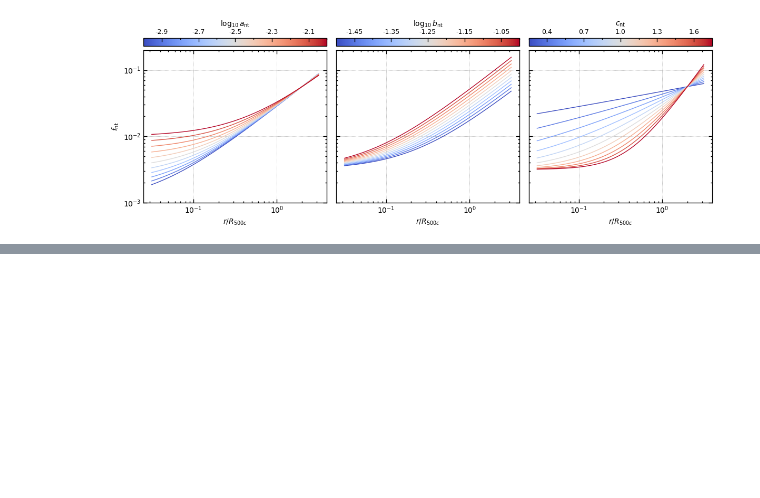
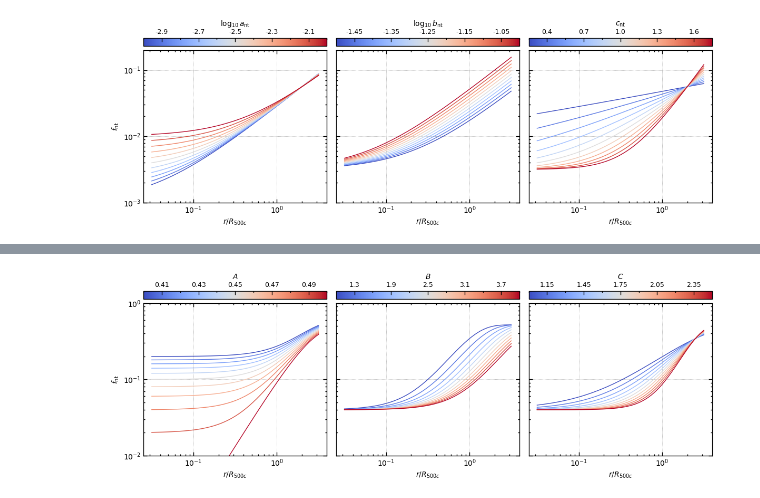
Before and after one commit to fkeruzore/picasso, a Jupyter notebook: notebooks/plot_model_params.ipynb, the cells around one changed output, grey strips where cells are left out. Cells and saved outputs as stored; diff of their text form; code cells hidden in the pictures; blank space fills up the shorter version.

Commit message:
implement Nelson+14 non-thermal pressure model

```diff
--- a/notebooks/plot_model_params.ipynb
+++ b/notebooks/plot_model_params.ipynb
@@ -180,0 +185,52 @@ fig.subplots_adjust(left=0.075, right=0.975, top=0.90, bottom=0.12, hspace=0.05,
+# %%
+param_names = ["A", "B", "C"]
+param_latex = [f"${_}$" for _ in "ABC"]
+params_fix = {"A": 0.48, "B": 2.5, "C": 1.75}
+params_var = {
+    "A": np.linspace(0.40, 0.5, 11),
+    "B": np.linspace(1.0, 4.0, 11),
+    "C": np.linspace(1.0, 2.5, 11),
+}
+
+cmapname="coolwarm"
+r_R500c = np.logspace(-1.5, 0.5, 128)
+fig = plt.figure(figsize=(12, 4))
+gs = mpl.gridspec.GridSpec(2, 3, height_ratios=[0.05, 0.95])
+cb_axs = [fig.add_subplot(gs[i]) for i in range(3)]
+axs = [fig.add_subplot(gs[i+3]) for i in range(3)]
+
+par_vec_fix = params_fix.copy()
+# for p in "ab":
+#     par_vec_fix[p] = 10**par_vec_fix[p]
+
+for i_par_var, p_var in enumerate(param_names):
+    norm = mpl.colors.Normalize(vmin=params_var[p_var].min(), vmax=params_var[p_var].max())
+    cmap = mpl.cm.ScalarMappable(norm=norm, cmap=plt.colormaps[cmapname])
+    cmap.set_array([])
+
+    par_vecs = {p: np.ones(11) * params_fix[p] for p in param_names}
+    par_vecs[p_var] = params_var[p_var]
+    # for p in "ab":
+    #     par_vecs[p] = 10**par_vecs[p]
+    for i_vec in range(11):
+        f_nt = nonthermal.f_nt_nelson14(r_R500c, **{p: par_vecs[p][i_vec] for p in param_names})
+        axs[i_par_var].loglog(r_R500c, f_nt, color=cmap.to_rgba(params_var[p_var][i_vec]))
+
+    cb = fig.colorbar(cmap, cax=cb_axs[i_par_var], orientation="horizontal", location="top")  #, ticks=params_var[p_var][::2])
+    cb_axs[i_par_var].set_xticks(params_var[p_var], minor=True)
+    cb_axs[i_par_var].set_xticks(params_var[p_var][1::2], np.round(params_var[p_var][1::2], 2), fontsize=9)
+    cb.set_label(param_latex[i_par_var])
+
+for ax in axs:
+    ax.set_ylim(1e-2, 1)
+    ax.set_xlabel("$r / R_{500c}$")
+    ax.xaxis.set_ticks_position("both")
+    ax.yaxis.set_ticks_position("both")
+    ax.grid(":", zorder=-5)
+for ax in axs[1:]:
+    ax.set_yticklabels([])
+axs[0].set_ylabel("$f_{\\rm nt}$")
+fig.align_labels()
+fig.subplots_adjust(left=0.075, right=0.975, top=0.90, bottom=0.12, hspace=0.05, wspace=0.05)
+# %% [output]
+[figure, added]
```
Also changed, not shown: parts of 4 cells of this notebook, 1 other file.
